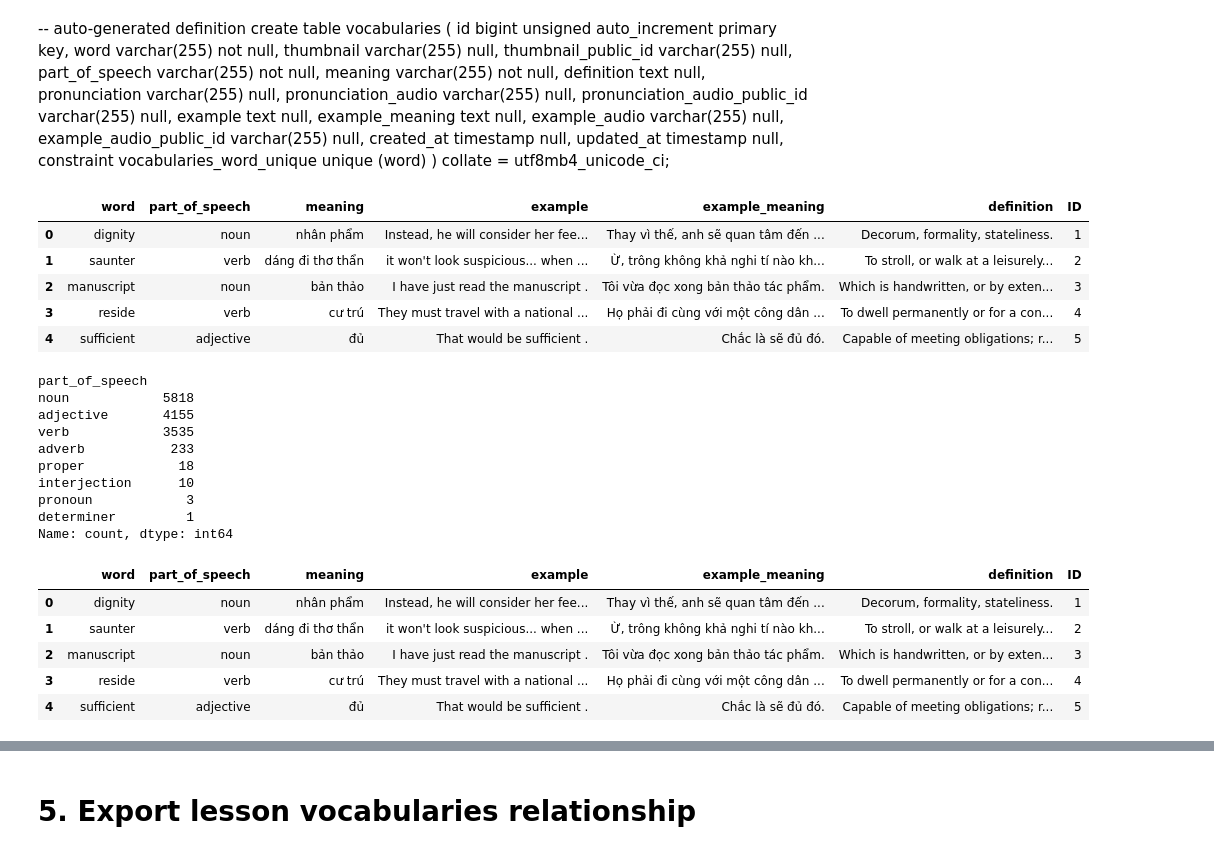
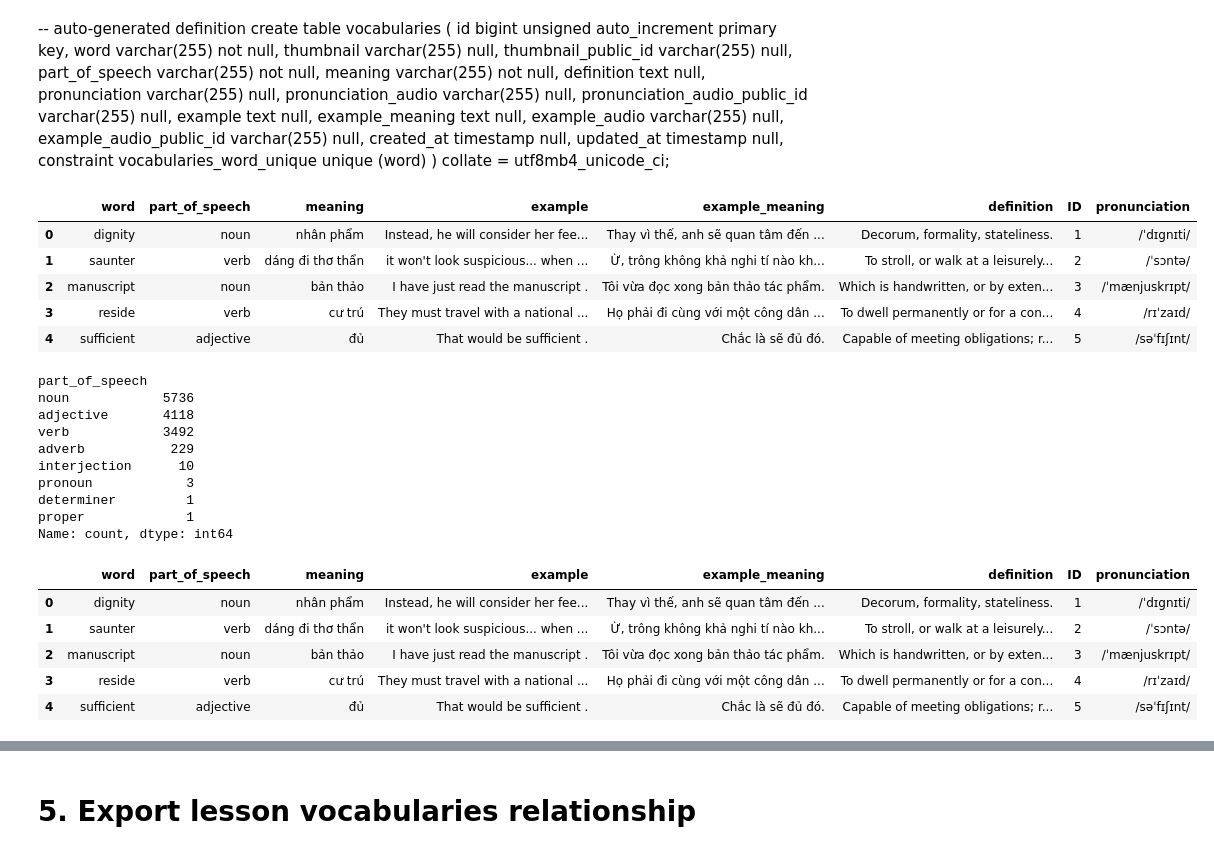
Before and after one commit to TienZe/Toeic-Crawler, a Jupyter notebook: Voca/Word/main.ipynb, the cells around one changed output, grey strips where cells are left out. Cells and saved outputs as stored; diff of their text form; code cells hidden in the pictures.

Commit message:
Export words with pronunication

```diff
--- a/Voca/Word/main.ipynb
+++ b/Voca/Word/main.ipynb
@@ -780,15 +876,15 @@ create table vocabularies
 )
     collate = utf8mb4_unicode_ci;
 # %%
-non_null_words = pd.read_csv("unique_words_info_without_null.csv")
+non_null_words = pd.read_csv("unique_words_info_without_null_with_pronunciation.csv")
 non_null_words.head()
 # %% [output]
-|  | word | part_of_speech | meaning | example | example_meaning | definition | ID |
-| 0 | dignity | noun | nhân phẩm | Instead, he will consider her fee... | Thay vì thế, anh sẽ quan tâm đến ... | Decorum, formality, stateliness. | 1 |
-| 1 | saunter | verb | dáng đi thơ thẩn | it won't look suspicious... when ... | Ừ, trông không khả nghi tí nào kh... | To stroll, or walk at a leisurely... | 2 |
-| 2 | manuscript | noun | bản thảo | I have just read the manuscript . | Tôi vừa đọc xong bản thảo tác phẩm. | Which is handwritten, or by exten... | 3 |
-| 3 | reside | verb | cư trú | They must travel with a national ... | Họ phải đi cùng với một công dân ... | To dwell permanently or for a con... | 4 |
-| 4 | sufficient | adjective | đủ | That would be sufficient . | Chắc là sẽ đủ đó. | Capable of meeting obligations; r... | 5 |
+|  | word | part_of_speech | meaning | example | example_meaning | definition | ID | pronunciation |
+| 0 | dignity | noun | nhân phẩm | Instead, he will consider her fee... | Thay vì thế, anh sẽ quan tâm đến ... | Decorum, formality, stateliness. | 1 | /ˈdɪgnɪti/ |
+| 1 | saunter | verb | dáng đi thơ thẩn | it won't look suspicious... when ... | Ừ, trông không khả nghi tí nào kh... | To stroll, or walk at a leisurely... | 2 | /ˈsɔntə/ |
+| 2 | manuscript | noun | bản thảo | I have just read the manuscript . | Tôi vừa đọc xong bản thảo tác phẩm. | Which is handwritten, or by exten... | 3 | /ˈmænjuskrɪpt/ |
+| 3 | reside | verb | cư trú | They must travel with a national ... | Họ phải đi cùng với một công dân ... | To dwell permanently or for a con... | 4 | /rɪˈzaɪd/ |
+| 4 | sufficient | adjective | đủ | That would be sufficient . | Chắc là sẽ đủ đó. | Capable of meeting obligations; r... | 5 | /səˈfɪʃɪnt/ |
 # %%
 # rationalize the part of speech
 non_null_words["part_of_speech"] = non_null_words["part_of_speech"].str.lower()
@@ -809,28 +905,27 @@ non_null_words = non_null_words[non_null_words["part_of_speech"] != "adposition"
 non_null_words["part_of_speech"].value_counts()
 # %% [output]
 part_of_speech
-noun            5818
-adjective       4155
-verb            3535
-adverb           233
-proper            18
+noun            5736
+adjective       4118
+verb            3492
+adverb           229
 interjection      10
 pronoun            3
 determiner         1
+proper             1
 Name: count, dtype: int64
 # %%
 # Override the ID column
 non_null_words["ID"] = non_null_words.index + 1
-non_null_words.to_csv("unique_words_info_without_null_reset_id.csv", index=False)
-
+non_null_words.to_csv("unique_words_info_without_null_with_pronunciation_reset_id.csv", index=False)
 non_null_words.head()
 # %% [output]
-|  | word | part_of_speech | meaning | example | example_meaning | definition | ID |
-| 0 | dignity | noun | nhân phẩm | Instead, he will consider her fee... | Thay vì thế, anh sẽ quan tâm đến ... | Decorum, formality, stateliness. | 1 |
-| 1 | saunter | verb | dáng đi thơ thẩn | it won't look suspicious... when ... | Ừ, trông không khả nghi tí nào kh... | To stroll, or walk at a leisurely... | 2 |
-| 2 | manuscript | noun | bản thảo | I have just read the manuscript . | Tôi vừa đọc xong bản thảo tác phẩm. | Which is handwritten, or by exten... | 3 |
-| 3 | reside | verb | cư trú | They must travel with a national ... | Họ phải đi cùng với một công dân ... | To dwell permanently or for a con... | 4 |
-| 4 | sufficient | adjective | đủ | That would be sufficient . | Chắc là sẽ đủ đó. | Capable of meeting obligations; r... | 5 |
+|  | word | part_of_speech | meaning | example | example_meaning | definition | ID | pronunciation |
+| 0 | dignity | noun | nhân phẩm | Instead, he will consider her fee... | Thay vì thế, anh sẽ quan tâm đến ... | Decorum, formality, stateliness. | 1 | /ˈdɪgnɪti/ |
+| 1 | saunter | verb | dáng đi thơ thẩn | it won't look suspicious... when ... | Ừ, trông không khả nghi tí nào kh... | To stroll, or walk at a leisurely... | 2 | /ˈsɔntə/ |
+| 2 | manuscript | noun | bản thảo | I have just read the manuscript . | Tôi vừa đọc xong bản thảo tác phẩm. | Which is handwritten, or by exten... | 3 | /ˈmænjuskrɪpt/ |
+| 3 | reside | verb | cư trú | They must travel with a national ... | Họ phải đi cùng với một công dân ... | To dwell permanently or for a con... | 4 | /rɪˈzaɪd/ |
+| 4 | sufficient | adjective | đủ | That would be sufficient . | Chắc là sẽ đủ đó. | Capable of meeting obligations; r... | 5 | /səˈfɪʃɪnt/ |
 # %%
 def sql_value(val):
     if pd.isna(val) or val is None:
```
Also changed, not shown: parts of 16 cells of this notebook, 5 other files.
